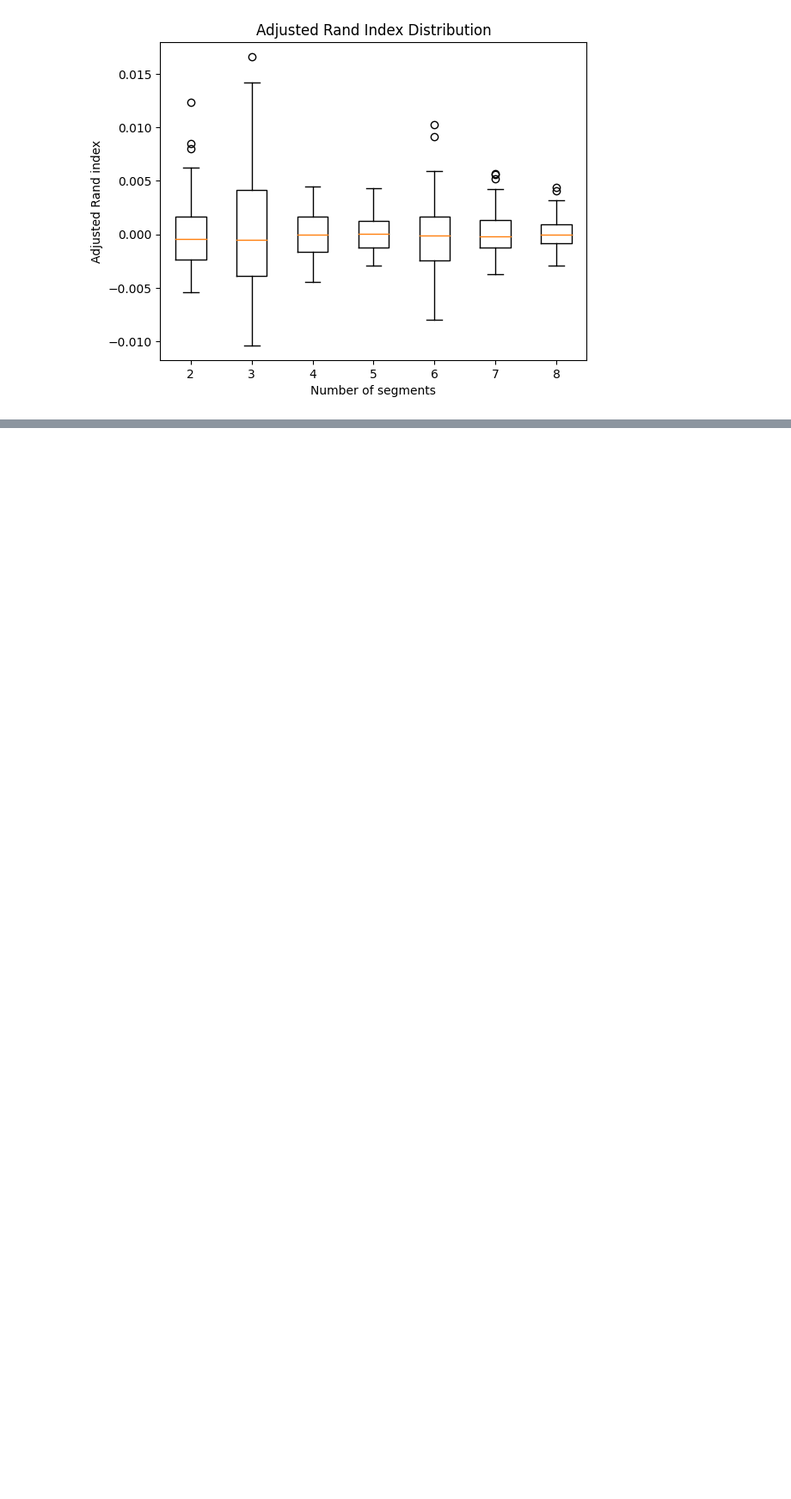
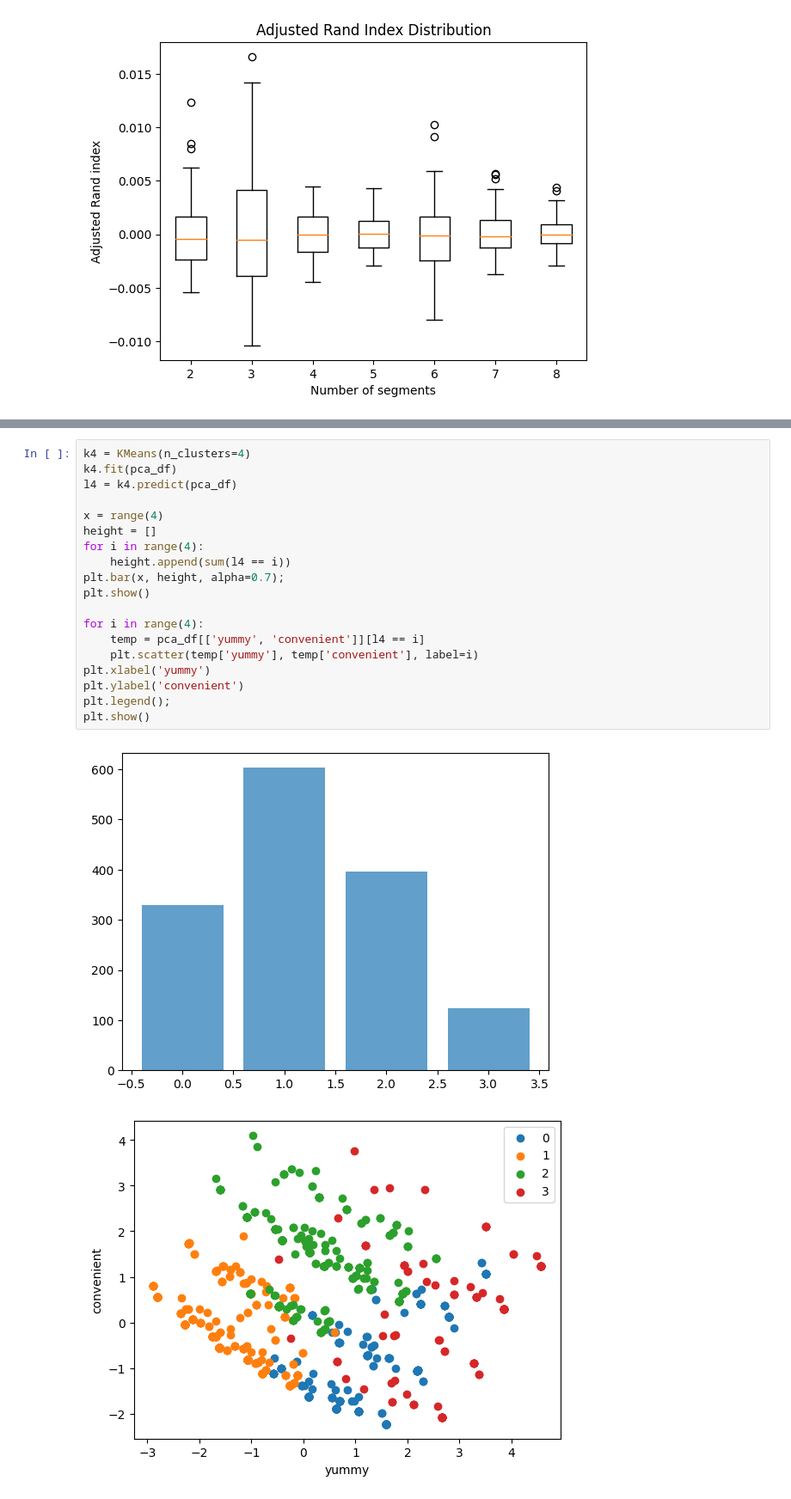
Before and after one commit to Adhiban1/Market-Segmentation, a Jupyter notebook: McDonalds-Case-Study.ipynb, the cells around one changed output, grey strips where cells are left out. Shown at 86% size. Saved outputs shown, nothing was run; the diff lists cells and outputs as text; blank space fills up the shorter version.

```diff
--- a/McDonalds-Case-Study.ipynb
+++ b/McDonalds-Case-Study.ipynb
@@ -207,0 +243,22 @@ ImportError: cannot import name 'StepFlexmix' from 'stepmix' (/home/adhiban/Docu
+# %%
+k4 = KMeans(n_clusters=4)
+k4.fit(pca_df)
+l4 = k4.predict(pca_df)
+
+x = range(4)
+height = []
+for i in range(4):
+    height.append(sum(l4 == i))
+plt.bar(x, height, alpha=0.7);
+plt.show()
+
+for i in range(4):
+    temp = pca_df[['yummy', 'convenient']][l4 == i]
+    plt.scatter(temp['yummy'], temp['convenient'], label=i)
+plt.xlabel('yummy')
+plt.ylabel('convenient')
+plt.legend();
+plt.show()
+# %% [output]
+[figure, added]
+[figure, added]
```
Also changed, not shown: parts of 15 cells of this notebook, 3 other files.
